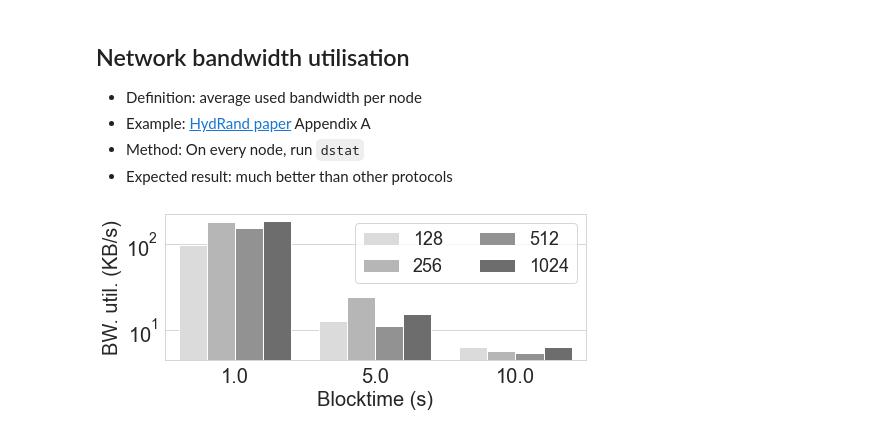
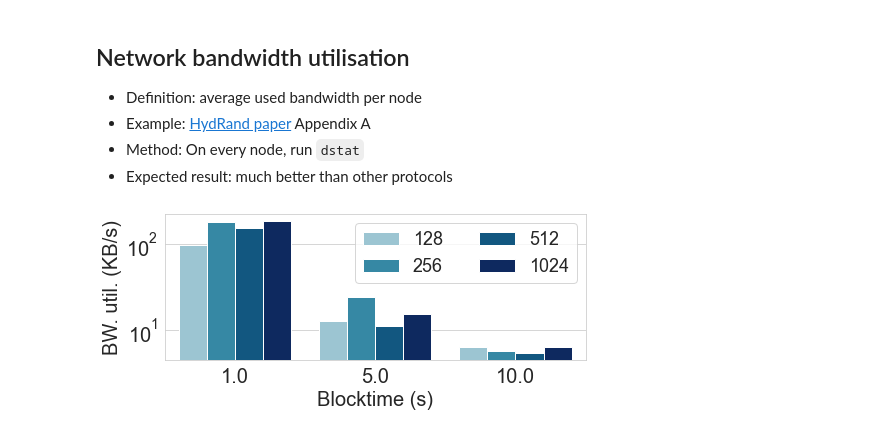
Before and after one commit to rand-chain/rust-randchain-prototype, a Jupyter notebook: evaluation/analysis.ipynb, the cells around one changed output. Cells and saved outputs as stored; diff of their text form; code cells hidden in the pictures.

```diff
--- a/evaluation/analysis.ipynb
+++ b/evaluation/analysis.ipynb
@@ -284,32 +284,32 @@ def plot_bw_util():
 
     plt.figure(0, figsize=(7, 3))
     df = pd.DataFrame(columns=['Blocktime', 'Number of nodes', 'Bandwidth utilisation'])
     for bt in blocktimes:
         for n in nodes:
             bws = get_bw_util(bt, n/8, 8)
             total_bw = bws[0] + bws[1]
             bw_series = pd.Series(data=[bt, n, total_bw / 1000], index=['Blocktime', 'Number of nodes', 'Bandwidth utilisation'])
             df = df.append(bw_series, ignore_index=True)
 
-    ax = sns.barplot(x="Blocktime", y="Bandwidth utilisation", hue="Number of nodes", data=df, palette=sns.color_palette('gist_yarg'))
+    ax = sns.barplot(x="Blocktime", y="Bandwidth utilisation", hue="Number of nodes", data=df, palette=sns.color_palette('ocean_r'))
 
     # hatches = ['xx', '++', '//', '\\\\']
     # for i, thisbar in enumerate(ax.patches):
     #     thisbar.set_hatch(hatches[int(np.floor(i/3))])
 
     ax.set(yscale="log")
     ax.set_xlabel('Blocktime (s)',fontsize=20)
     ax.set_ylabel('BW. util. (KB/s)',fontsize=20)
     ax.tick_params(axis='both', which='major', labelsize=20)
     leg = plt.legend(ncol=2, fontsize=18)
     for t in leg.texts:
         t.set_text('%d' % float(t.get_text()))
 
     plt.tight_layout()
     plt.savefig('../../randchain-paper/paper/figs/bw-util.pdf')
     plt.show()
     plt.close()
 
 plot_bw_util()
 # %% [output]
-[figure, old version]
+[figure, new version]
```
Also changed, not shown: parts of 3 cells of this notebook.
